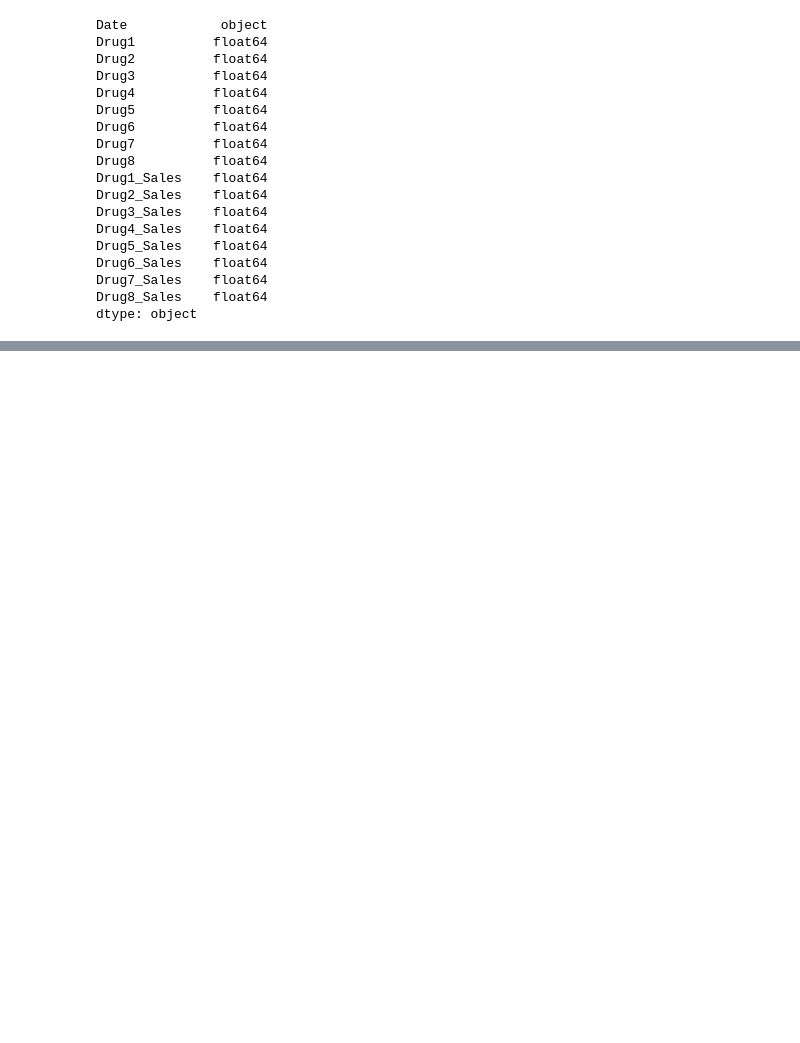
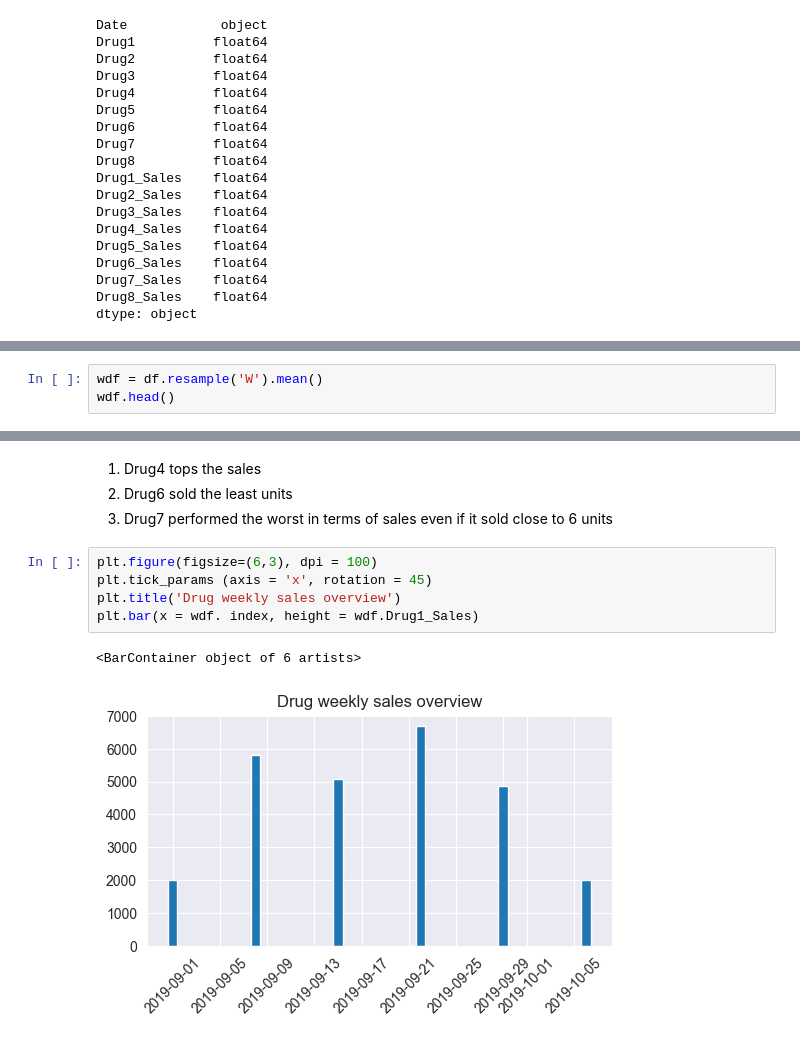
Before and after one commit to maxim-saplin/edu, a Jupyter notebook: 06_problem.ipynb, the cells around one changed output, grey strips where cells are left out. Saved outputs shown, nothing was run; the diff lists cells and outputs as text; blank space fills up the shorter version.

```diff
--- a/06_problem.ipynb
+++ b/06_problem.ipynb
@@ -73,0 +152,3 @@ datetime64[ns]
+# %%
+wdf = df.resample('W').mean()
+wdf.head()
@@ -73,0 +175,12 @@ datetime64[ns]
+# %% [markdown]
+1. Drug4 tops the sales
+2. Drug6 sold the least units
+3. Drug7 performed the worst in terms of sales even if it sold close to 6 units
+# %%
+plt.figure(figsize=(6,3), dpi = 100)
+plt.tick_params (axis = 'x', rotation = 45)
+plt.title('Drug weekly sales overview')
+plt.bar(x = wdf. index, height = wdf.Drug1_Sales)
+# %% [output]
+<BarContainer object of 6 artists>
+[figure, added]
```
Also changed, not shown: parts of 19 cells of this notebook, 2 other files.
